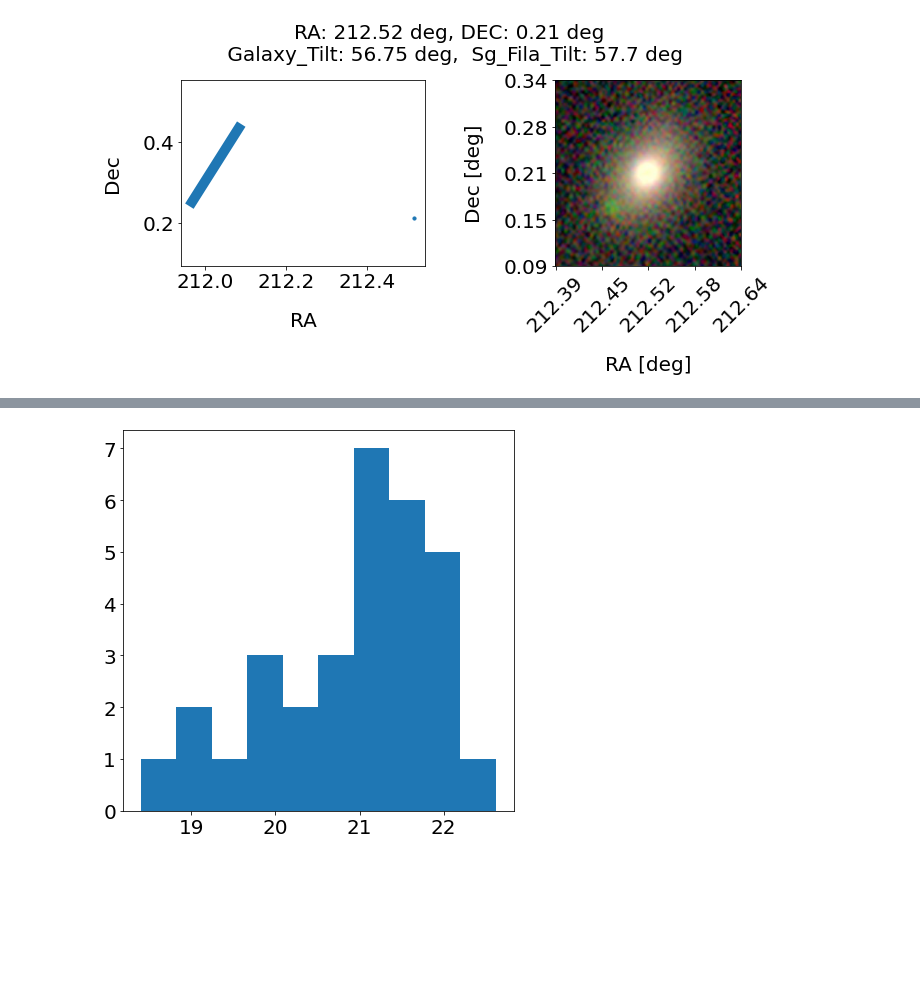
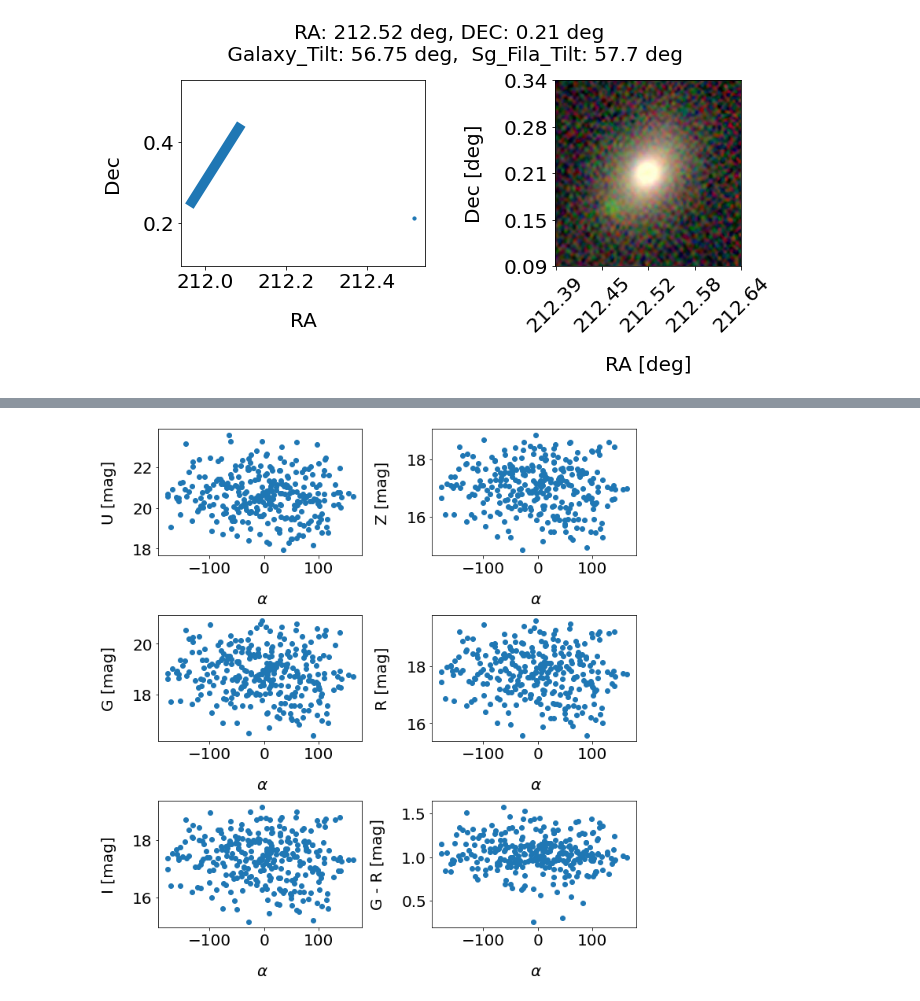
Before and after one commit to jsuarez314/alignment_desi, a Jupyter notebook: GAMA_DES_match.ipynb, the cells around one changed output, grey strips where cells are left out. Drawn from its saved outputs; the diff is of its cells as text; code cells hidden in the pictures; blank space fills up the shorter version.

Commit message:
G-r mag vs alpha / Hist tilt all segments / Count DESI GAMA fileds

```diff
--- a/GAMA_DES_match.ipynb
+++ b/GAMA_DES_match.ipynb
@@ -23,6 +24,7 @@ def load_image(url):
 # %%
 params = {'legend.fontsize': '20',
           'figure.figsize': (7, 7),
+          'figure.facecolor': 'white',
          'axes.labelsize': '20',
          'axes.titlesize':'20',
          'figure.titlesize':'20',
@@ -743,6 +760,11 @@ z_fila_segment = [ fila_z_arr[ids] for ids in ID_FILA_SEGMENTS]
 df_segments['PHI_DES'] = data_match['PHI_DES'][ii_ddp1 & ii_distance & ii_g15]*180/np.pi + 90 # Between 0 to 180 in deg
 df_segments['RA_DES'] = data_match['RA_DES'][ii_ddp1 & ii_distance & ii_g15]
 df_segments['DEC_DES'] = data_match['DEC_DES'][ii_ddp1 & ii_distance & ii_g15]
+df_segments['UMAG'] = data_match['UMAG_DRED_SDSS'][ii_ddp1 & ii_distance & ii_g15]
+df_segments['ZMAG'] = data_match['ZMAG_DRED_SDSS'][ii_ddp1 & ii_distance & ii_g15]
+df_segments['RMAG'] = data_match['RMAG_DRED_SDSS'][ii_ddp1 & ii_distance & ii_g15]
+df_segments['GMAG'] = data_match['GMAG_DRED_SDSS'][ii_ddp1 & ii_distance & ii_g15]
+df_segments['IMAG'] = data_match['IMAG_DRED_SDSS'][ii_ddp1 & ii_distance & ii_g15]
 df_segments['X_NEAREST_SEGMENT']   = x_fila_segment
 df_segments['Y_NEAREST_SEGMENT']   = y_fila_segment
 df_segments['Z_NEAREST_SEGMENT']   = z_fila_segment
@@ -919,4 +930,36 @@ for ii_al in ii_aligned[:5]:
 # %%
-_ = pl.hist(data_match['UMAG_DRED_SDSS'][ii_aligned])
+fig = pl.figure(figsize=(10,10))
+pl.subplot(3,2,1)
+_ = pl.scatter(diff, df_segments['UMAG'])
+pl.xlabel(r' $\alpha$')
+pl.ylabel(r'U [mag]')
+
+pl.subplot(3,2,2)
+_ = pl.scatter(diff, df_segments['ZMAG'])
+pl.xlabel(r' $\alpha$')
+pl.ylabel(r'Z [mag]')
+
+pl.subplot(3,2,3)
+_ = pl.scatter(diff, df_segments['GMAG'])
+pl.xlabel(r' $\alpha$')
+pl.ylabel(r'G [mag]')
+
+pl.subplot(3,2,4)
+_ = pl.scatter(diff, df_segments['RMAG'])
+pl.xlabel(r' $\alpha$')
+pl.ylabel(r'R [mag]')
+
+pl.subplot(3,2,5)
+_ = pl.scatter(diff, df_segments['IMAG'])
+pl.xlabel(r' $\alpha$')
+pl.ylabel(r'I [mag]')
+
+pl.subplot(3,2,6)
+_ = pl.scatter(diff, df_segments['GMAG']-df_segments['RMAG'])
+pl.xlabel(r' $\alpha$')
+pl.ylabel(r'G - R [mag]')
+
+pl.tight_layout()
+pl.show()
 # %% [output]
-[figure, old version]
+[figure, new version]
```
Also changed, not shown: parts of 15 cells of this notebook, 3 other files.
